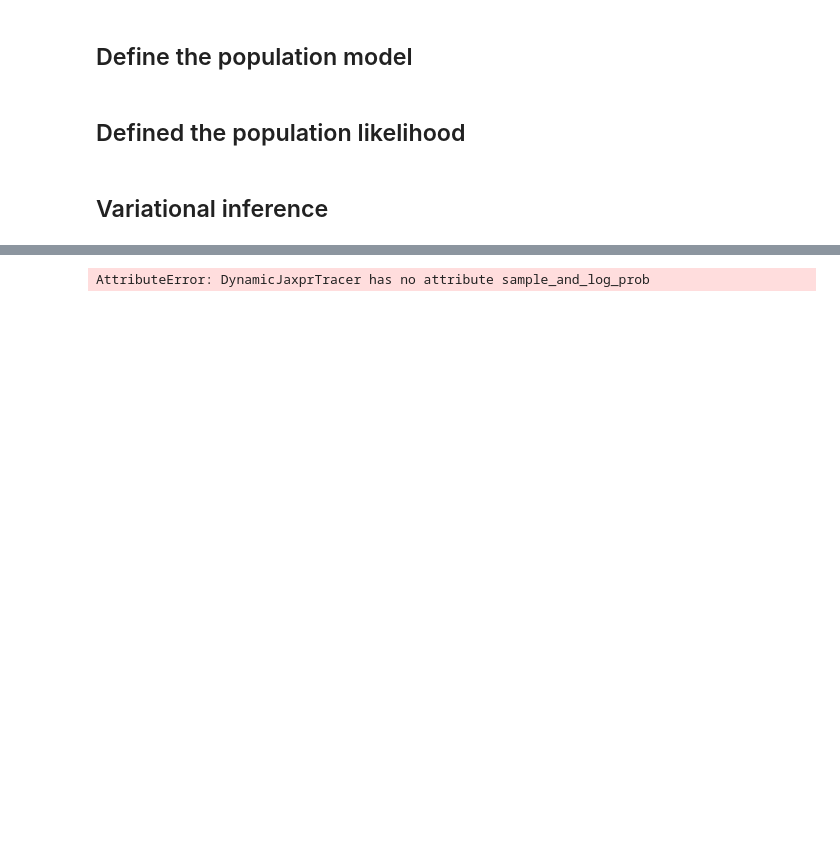
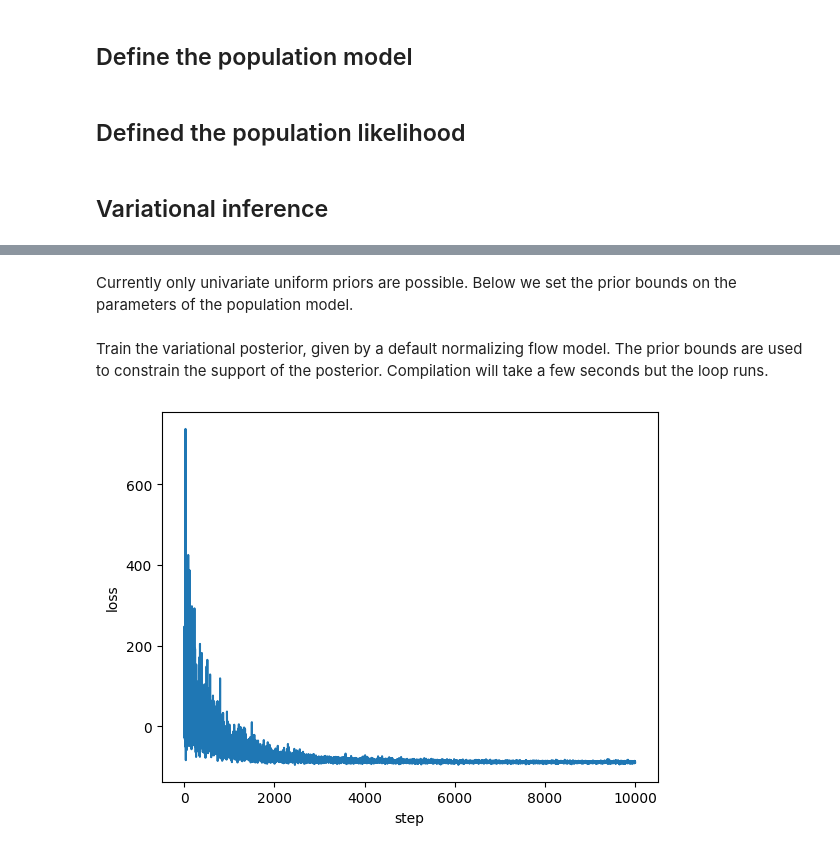
Before and after one commit to mdmould/gwax, a Jupyter notebook: examples/variational.ipynb, the cells around one changed output, grey strips where cells are left out. Cells and saved outputs as stored; diff of their text form; code cells hidden in the pictures; blank space fills up the shorter version.

```diff
--- a/examples/variational.ipynb
+++ b/examples/variational.ipynb
@@ -109,7 +131,7 @@ def load_injections():
         injections['total_generated'] = samples.attrs['total_generated']
 
     for par in injections:
-        injections[par] = xp.array(injections[par])
+        injections[par] = jnp.array(injections[par])
 
     return injections
 # %%
@@ -154,7 +176,7 @@ likelihood = HyperparameterLikelihood(
     posteriors = posteriors,
     hyper_prior = make_model(),
     selection_function = selection_function,
-    maximum_uncertainty = xp.inf,
+    maximum_uncertainty = jnp.inf,
 )
 # %% [markdown]
 ## Variational inference
@@ -181,5 +183,7 @@ equinox.combine(params, static).sample_and_log_prob(jax.random.PRNGKey(0))
 # %%
 from gwax.variational import trainer
+# %% [markdown]
+Currently only univariate uniform priors are possible. Below we set the prior bounds on the parameters of the population model.
 # %%
 prior_bounds = dict(
     alpha = [-4, 12],
@@ -196,19 +200,19 @@ prior_bounds = dict(
     sigma_spin = [0.1, 4],
     lamb = [-6, 6],
 )
+# %% [markdown]
+Train the variational posterior, given by a default normalizing flow model. The prior bounds are used to constrain the support of the posterior. Compilation will take a few seconds but the loop runs.
 # %%
 flow, losses = trainer(
-    key = jax.random.PRNGKey(42),
+    key = jax.random.PRNGKey(0),
     prior_bounds = prior_bounds,
     likelihood = likelihood,
-    flow = None,
-    batch_size = 1,
-    steps = 1_000,
-    learning_rate = 1e-2,
-    optimizer = None,
-    taper = None,
-    temper_schedule = None,
-    print_rate = 1,
+    steps = 10_000,
+    learning_rate = 1e-3,
 )
-# %% [output]
-AttributeError: DynamicJaxprTracer has no attribute sample_and_log_prob
+# %%
+plt.plot(losses)
+plt.xlabel('step')
+plt.ylabel('loss');
+# %% [output]
+[figure, added]
```
Also changed, not shown: parts of 15 cells of this notebook, 2 other files.
